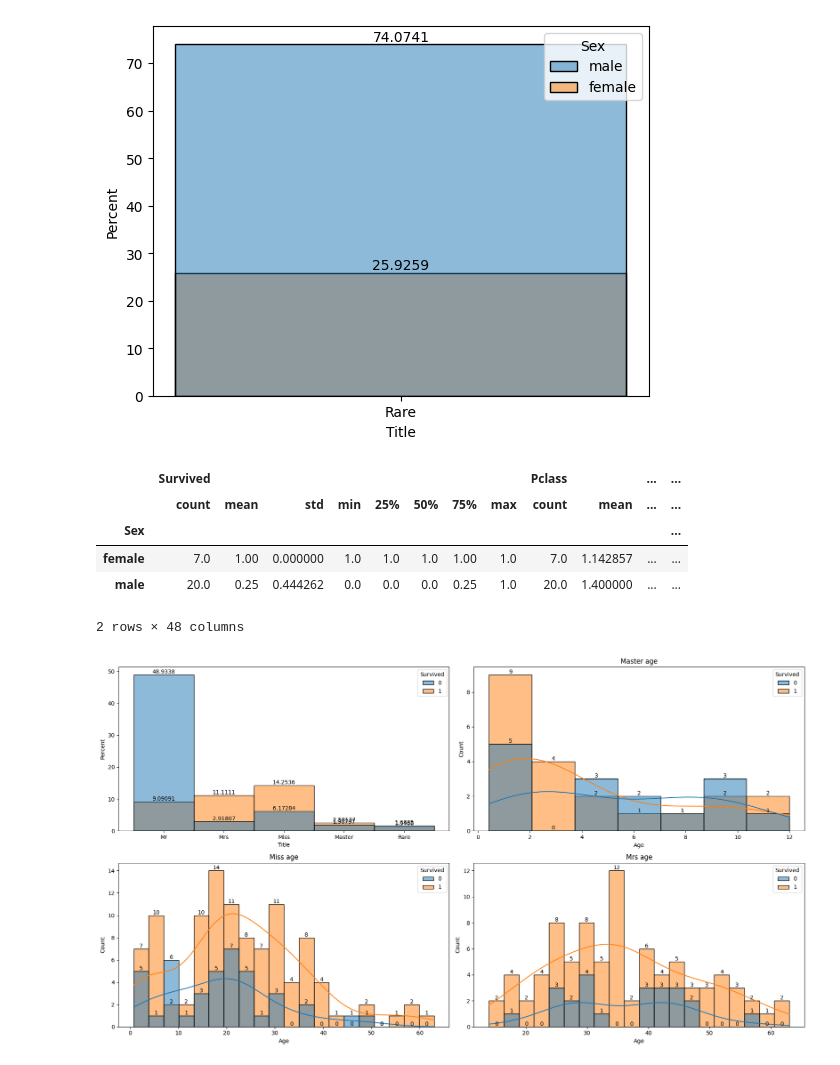
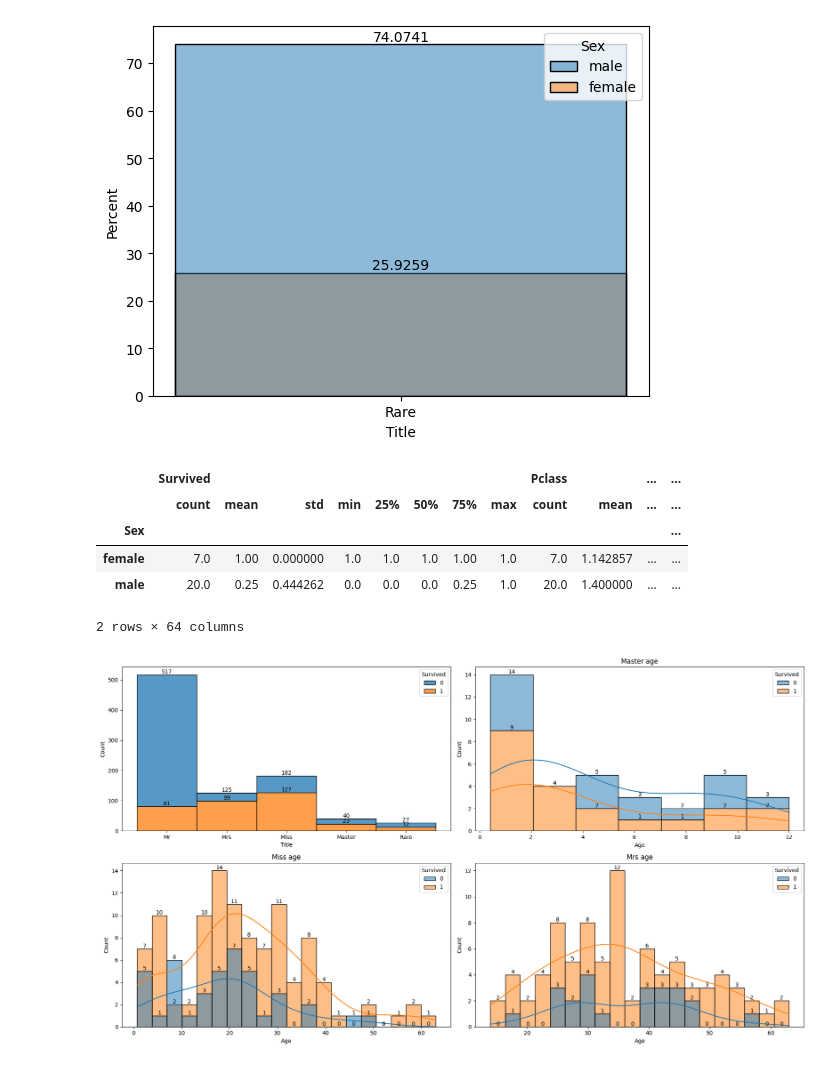
Before and after one commit to treerspeaking/titanic, a Jupyter notebook: eda.ipynb, the cells around one changed output. Drawn from its saved outputs; the diff is of its cells as text; code cells hidden in the pictures.

```diff
--- a/eda.ipynb
+++ b/eda.ipynb
@@ -370,0 +365,2 @@ sns.heatmap(df.corr(numeric_only=True), annot=True, cmap='coolwarm', center=0)
+# %%
+df["Family_size"] = df["SibSp"] + df["Parch"] + 1
@@ -370,0 +392,31 @@ sns.heatmap(df.corr(numeric_only=True), annot=True, cmap='coolwarm', center=0)
+# %%
+import numpy as np
+fig = plt.figure(figsize=(18, 10))
+
+axes_0_0 = fig.add_subplot(121)
+axes_0_1 = fig.add_subplot(122)
+
+df["Logfare"] = np.log1p(df["Fare"])
+
+sns.scatterplot(df[df["Pclass"] != 1], x="Logfare", y="Family_size", hue="Pclass", ax=axes_0_0)
+
+# Get the palette used - seaborn maps the unique hue values to colors in order
+# palette = sns.color_palette()  # Default palette
+# unique_classes = sorted(df[df["Pclass"] != 1]["Pclass"].unique())
+# color_map = dict(zip(unique_classes, palette[:len(unique_classes)]))
+# for pclass in unique_classes:
+#     class_data = df[df["Pclass"] == pclass]
+#     sns.regplot(class_data, x="Logfare", y="Family_size",
+#     scatter=False, ax=axes_0_0, color=color_map[pclass])
+# Extract the color mapping from the legend
+handles, labels = axes_0_0.get_legend_handles_labels()
+color_map = {int(label): handle.get_color() for label, handle in zip(labels, handles)}
+
+# Now add regression lines with matching colors
+for pclass in sorted(df[df["Pclass"] != 1]["Pclass"].unique()):
+    class_data = df[df["Pclass"] == pclass]
+    sns.regplot(class_data, x="Logfare", y="Family_size",
+                scatter=False, ax=axes_0_0, color=color_map[pclass])
+
+sns.scatterplot(df[df["Pclass"] == 1], x="Logfare", y="Family_size", hue="Pclass", ax=axes_0_1)
+sns.regplot(df[df["Pclass"] == 1], x="Logfare", y="Family_size", scatter=False, ax=axes_0_1)
@@ -479,38 +551,38 @@ df[df["Title"] == "Rare"].groupby(["Sex"]).describe()
 | Sex |  |  |  |  |  |  |  |  |  |  |  | ... |
 | female | 7.0 | 1.00 | 0.000000 | 1.0 | 1.0 | 1.0 | 1.00 | 1.0 | 7.0 | 1.142857 | ... | ... |
 | male | 20.0 | 0.25 | 0.444262 | 0.0 | 0.0 | 0.0 | 0.25 | 1.0 | 20.0 | 1.400000 | ... | ... |
-2 rows × 48 columns
+2 rows × 64 columns
 # %%
 fig = plt.figure(figsize=(18,10))
 
 ax1 = fig.add_subplot(221)
 ax2 = fig.add_subplot(222)
 ax3 = fig.add_subplot(223)
 ax4 = fig.add_subplot(224)
 
-ax = sns.histplot(df, x="Title", hue="Survived", stat="percent", ax=ax1)
+ax = sns.histplot(df, x="Title", hue="Survived", multiple="stack", stat="count", ax=ax1)
 for container in ax.containers:
     ax.bar_label(container)
 
-ax = sns.histplot(df[df["Title"] == "Master"], x="Age", hue="Survived", stat="count", ax=ax2, kde=True)
+ax = sns.histplot(df[df["Title"] == "Master"], x="Age", hue="Survived", multiple="stack",stat="count", ax=ax2, kde=True)
 ax.set_title("Master age")
 for container in ax.containers:
     ax.bar_label(container)
 
 ax = sns.histplot(df[df["Title"] == "Miss"], x="Age", hue="Survived", stat="count", ax=ax3, kde=True, bins=20)
 ax.set_title("Miss age")
 for container in ax.containers:
     ax.bar_label(container)
 
 ax = sns.histplot(df[df["Title"] == "Mrs"], x="Age", hue="Survived", stat="count", ax=ax4, kde=True, bins=20)
 
 ax.set_title("Mrs age")
 for container in ax.containers:
     ax.bar_label(container)
 
 
 
 plt.tight_layout()
 plt.show()
 # %% [output]
-[figure, old version]
+[figure, new version]
```
Also changed, not shown: parts of 33 cells of this notebook, 5 other files.
